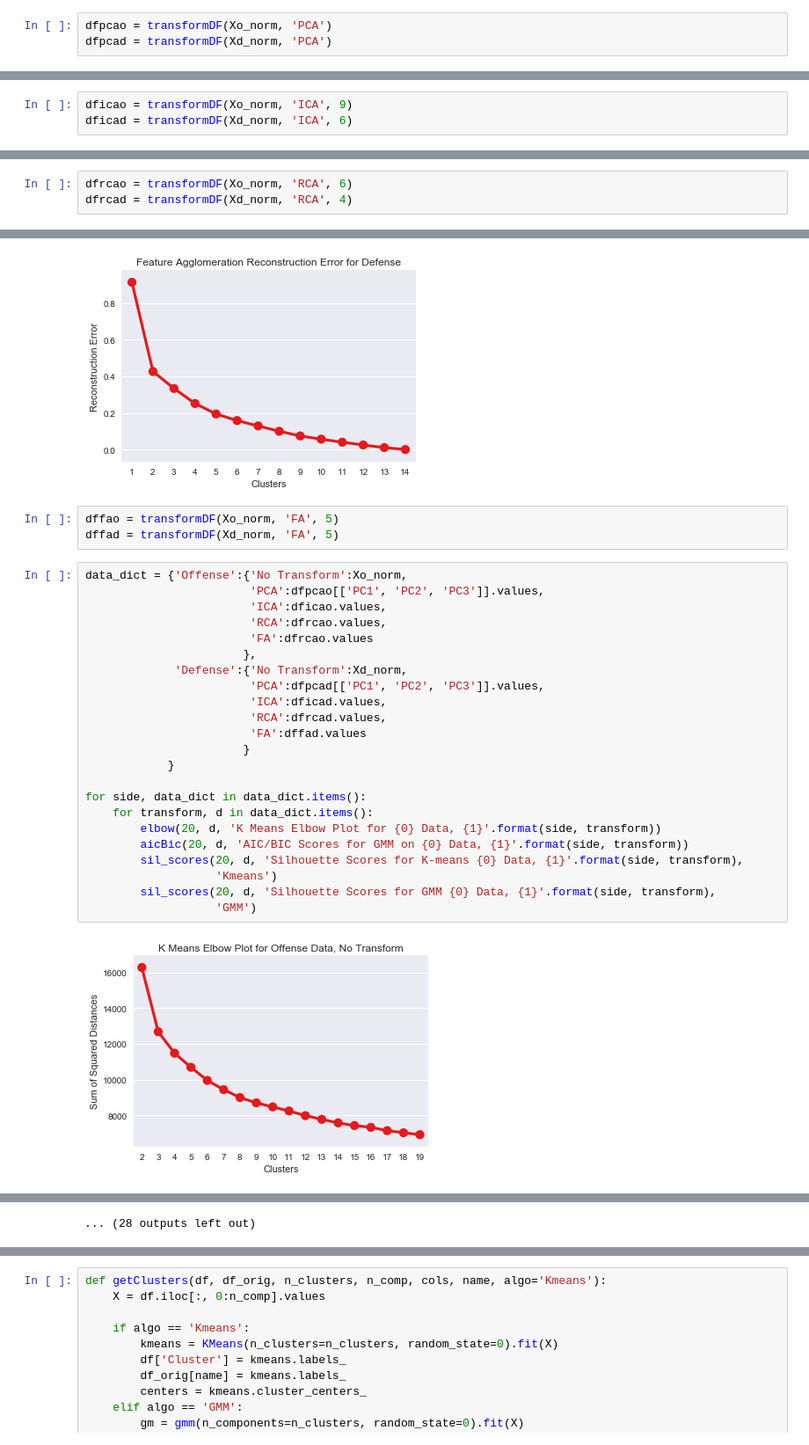
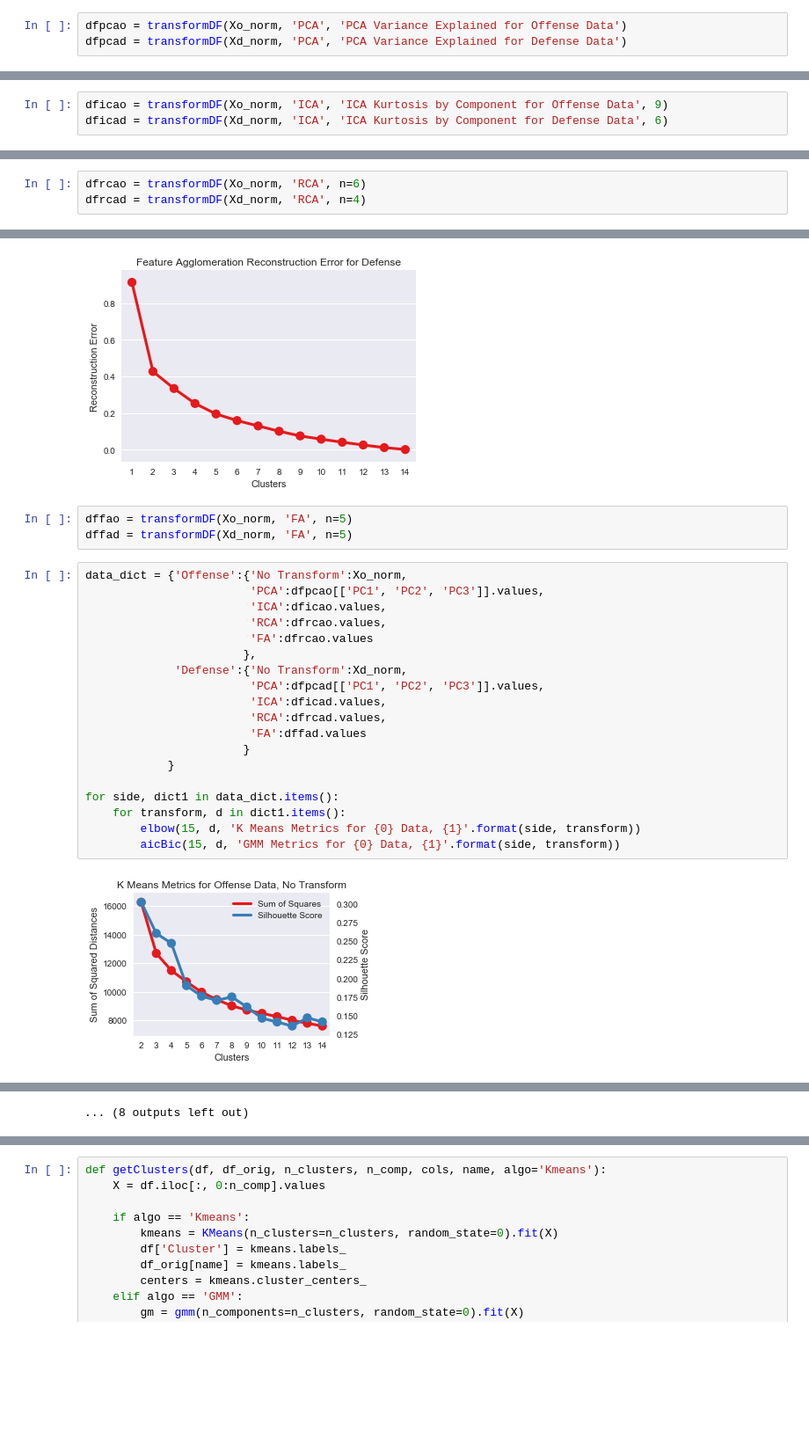
Before and after one commit to JohnLithio/NBACluster, a Jupyter notebook: Clustering.ipynb, the cells around one changed output, grey strips where cells are left out. Shown at 88% size. Saved outputs shown, nothing was run; the diff lists cells and outputs as text; blank space fills up the shorter version.

```diff
--- a/Clustering.ipynb
+++ b/Clustering.ipynb
@@ -208,6 +200,6 @@ def transformDF(X, trans, n=0):
 
     return dft
 # %%
-dfpcao = transformDF(Xo_norm, 'PCA')
-dfpcad = transformDF(Xd_norm, 'PCA')
+dfpcao = transformDF(Xo_norm, 'PCA', 'PCA Variance Explained for Offense Data')
+dfpcad = transformDF(Xd_norm, 'PCA', 'PCA Variance Explained for Defense Data')
 # %% [output]
@@ -241,4 +239,4 @@ elbowICA(Xd_norm)
 # %%
-dficao = transformDF(Xo_norm, 'ICA', 9)
-dficad = transformDF(Xd_norm, 'ICA', 6)
+dficao = transformDF(Xo_norm, 'ICA', 'ICA Kurtosis by Component for Offense Data', 9)
+dficad = transformDF(Xd_norm, 'ICA', 'ICA Kurtosis by Component for Defense Data', 6)
 # %% [output]
@@ -277,8 +275,8 @@ elbowRCA(Xd_norm, 'RCA Reconstruction Error for Defense')
 [figure]
 [figure]
 # %%
-dfrcao = transformDF(Xo_norm, 'RCA', 6)
-dfrcad = transformDF(Xd_norm, 'RCA', 4)
+dfrcao = transformDF(Xo_norm, 'RCA', n=6)
+dfrcad = transformDF(Xd_norm, 'RCA', n=4)
 # %%
 from sklearn.cluster import FeatureAgglomeration as FA
 
@@ -302,30 +298,26 @@ elbowFA(Xd_norm, 'Feature Agglomeration Reconstruction Error for Defense')
 [figure]
 [figure]
 # %%
-dffao = transformDF(Xo_norm, 'FA', 5)
-dffad = transformDF(Xd_norm, 'FA', 5)
+dffao = transformDF(Xo_norm, 'FA', n=5)
+dffad = transformDF(Xd_norm, 'FA', n=5)
 # %%
 data_dict = {'Offense':{'No Transform':Xo_norm,
                         'PCA':dfpcao[['PC1', 'PC2', 'PC3']].values,
                         'ICA':dficao.values,
                         'RCA':dfrcao.values,
                         'FA':dfrcao.values
                        },
              'Defense':{'No Transform':Xd_norm,
                         'PCA':dfpcad[['PC1', 'PC2', 'PC3']].values,
                         'ICA':dficad.values,
                         'RCA':dfrcad.values,
                         'FA':dffad.values
                        }
             }
 
-for side, data_dict in data_dict.items():
-    for transform, d in data_dict.items():
-        elbow(20, d, 'K Means Elbow Plot for {0} Data, {1}'.format(side, transform))
-        aicBic(20, d, 'AIC/BIC Scores for GMM on {0} Data, {1}'.format(side, transform))
-        sil_scores(20, d, 'Silhouette Scores for K-means {0} Data, {1}'.format(side, transform),
-                   'Kmeans')
-        sil_scores(20, d, 'Silhouette Scores for GMM {0} Data, {1}'.format(side, transform),
-                   'GMM')
+for side, dict1 in data_dict.items():
+    for transform, d in dict1.items():
+        elbow(15, d, 'K Means Metrics for {0} Data, {1}'.format(side, transform))
+        aicBic(15, d, 'GMM Metrics for {0} Data, {1}'.format(side, transform))
 # %% [output]
-[figure, old version]
+[figure, new version]
@@ -343,4 +335,4 @@ for side, data_dict in data_dict.items():
-... (28 outputs left out)
+... (8 outputs left out)
 # %%
 data_dict = {'Offense':{'No Transform':[Xo_norm, 3, 3],
                         'PCA':[dfpcao[['PC1', 'PC2', 'PC3']].values, 8, 8],
```
Also changed, not shown: parts of 27 cells of this notebook.
